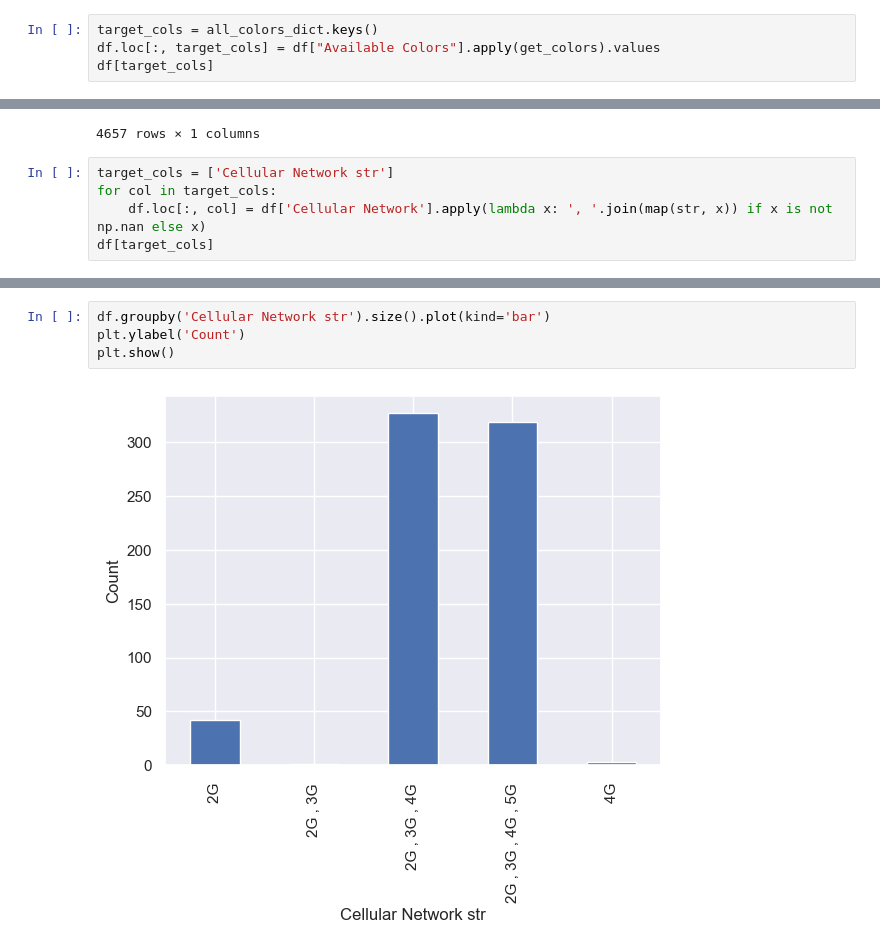
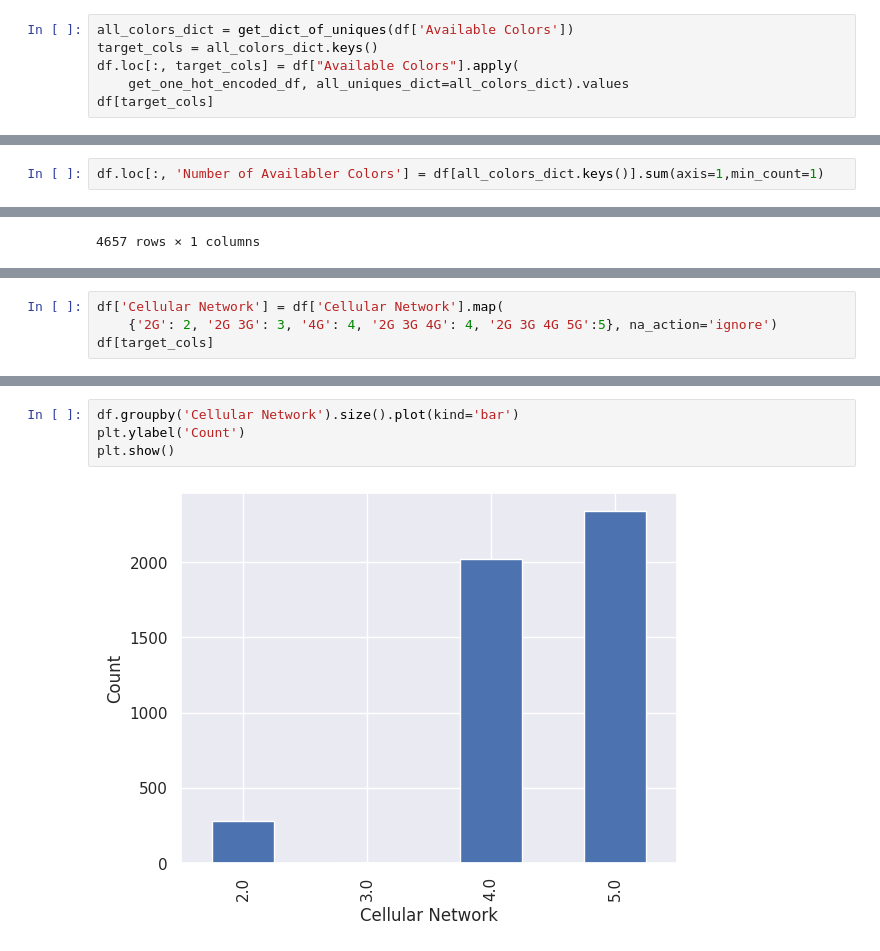
Before and after one commit to itspaspas/DataScience-S03, a Jupyter notebook: Project/P1/DS-P1.ipynb, the cells around one changed output, grey strips where cells are left out. Drawn from its saved outputs; the diff is of its cells as text.

```diff
--- a/Project/P1/DS-P1.ipynb
+++ b/Project/P1/DS-P1.ipynb
@@ -1406,5 +1460,7 @@ def get_colors(x):
 # %%
+all_colors_dict = get_dict_of_uniques(df['Available Colors'])
 target_cols = all_colors_dict.keys()
-df.loc[:, target_cols] = df["Available Colors"].apply(get_colors).values
+df.loc[:, target_cols] = df["Available Colors"].apply(
+    get_one_hot_encoded_df, all_uniques_dict=all_colors_dict).values
 df[target_cols]
 # %% [output]
@@ -1421,3 +1477,5 @@ df[target_cols]
 | 3985 | 0.0 | 0.0 | 0.0 | 0.0 | 0.0 | 0.0 | 0.0 | 0.0 | 0.0 | 0.0 | ... |
 | 3986 | NaN | NaN | NaN | NaN | NaN | NaN | NaN | NaN | NaN | NaN | ... |
 4657 rows × 35 columns
+# %%
+df.loc[:, 'Number of Availabler Colors'] = df[all_colors_dict.keys()].sum(axis=1,min_count=1)
@@ -1481,8 +1544,3 @@ df[target_cols]
 | 3985 | 1.0 |
 | 3986 | 1.0 |
 4657 rows × 1 columns
-# %%
-target_cols = ['Cellular Network str']
-for col in target_cols:
-    df.loc[:, col] = df['Cellular Network'].apply(lambda x: ', '.join(map(str, x)) if x is not np.nan else x)
-df[target_cols]
@@ -1502,0 +1551,4 @@ df[target_cols]
+# %%
+df['Cellular Network'] = df['Cellular Network'].map(
+    {'2G': 2, '2G 3G': 3, '4G': 4, '2G 3G 4G': 4, '2G 3G 4G 5G':5}, na_action='ignore')
+df[target_cols]
@@ -1503,6 +1569,6 @@ df[target_cols]
 # %%
-df.groupby('Cellular Network str').size().plot(kind='bar')
+df.groupby('Cellular Network').size().plot(kind='bar')
 plt.ylabel('Count')
 plt.show()
 # %% [output]
-[figure, old version]
+[figure, new version]
```
Also changed, not shown: parts of 28 cells of this notebook.
